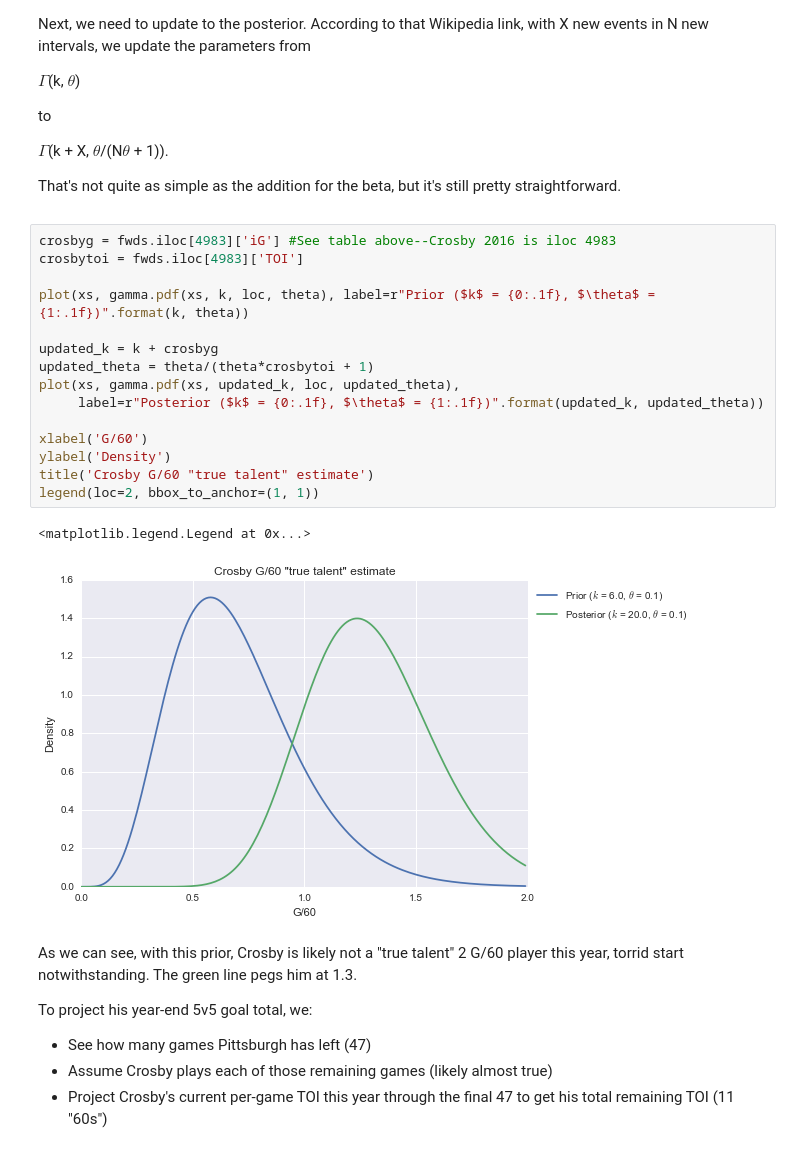
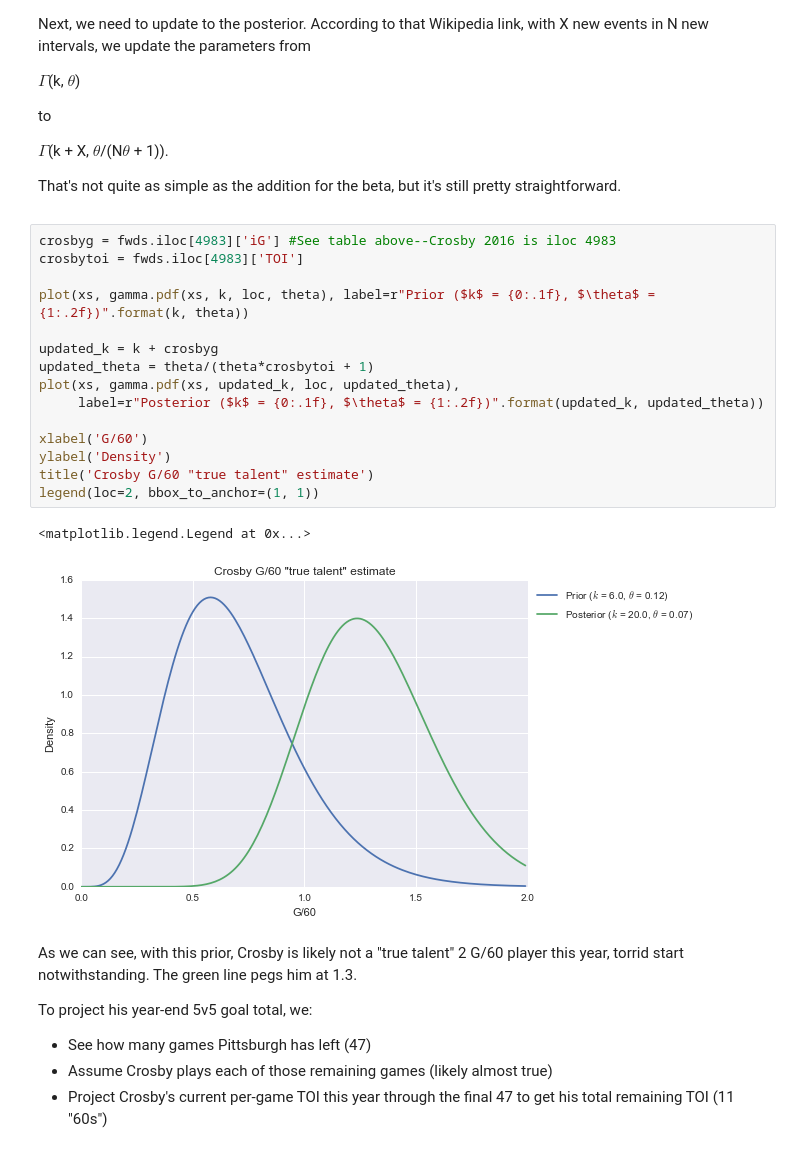
Before and after one commit to muneebalam/Hockey, a Jupyter notebook: NHL/Posts/Crosby Bayesian scoring.ipynb, the cells around one changed output. Drawn from its saved outputs; the diff is of its cells as text.

```diff
--- a/NHL/Posts/Crosby Bayesian scoring.ipynb
+++ b/NHL/Posts/Crosby Bayesian scoring.ipynb
@@ -122,21 +122,21 @@ I've taken the liberty of fitting a gamma distribution to the data.
 # %%
 crosbyg = fwds.iloc[4983]['iG'] #See table above--Crosby 2016 is iloc 4983
 crosbytoi = fwds.iloc[4983]['TOI']
 
-plot(xs, gamma.pdf(xs, k, loc, theta), label=r"Prior ($k$ = {0:.1f}, $\theta$ = {1:.1f})".format(k, theta))
+plot(xs, gamma.pdf(xs, k, loc, theta), label=r"Prior ($k$ = {0:.1f}, $\theta$ = {1:.2f})".format(k, theta))
 
 updated_k = k + crosbyg
 updated_theta = theta/(theta*crosbytoi + 1)
 plot(xs, gamma.pdf(xs, updated_k, loc, updated_theta),
-     label=r"Posterior ($k$ = {0:.1f}, $\theta$ = {1:.1f})".format(updated_k, updated_theta))
+     label=r"Posterior ($k$ = {0:.1f}, $\theta$ = {1:.2f})".format(updated_k, updated_theta))
 
 xlabel('G/60')
 ylabel('Density')
 title('Crosby G/60 "true talent" estimate')
 legend(loc=2, bbox_to_anchor=(1, 1))
 # %% [output]
 <matplotlib.legend.Legend at 0x...>
-[figure, old version]
+[figure, new version]
 # %% [markdown]
 As we can see, with this prior, Crosby is likely not a "true talent" 2 G/60 player this year, torrid start notwithstanding. The green line pegs him at 1.3.
 <p>To project his year-end 5v5 goal total, we:
```
Also changed, not shown: parts of 5 cells of this notebook.
